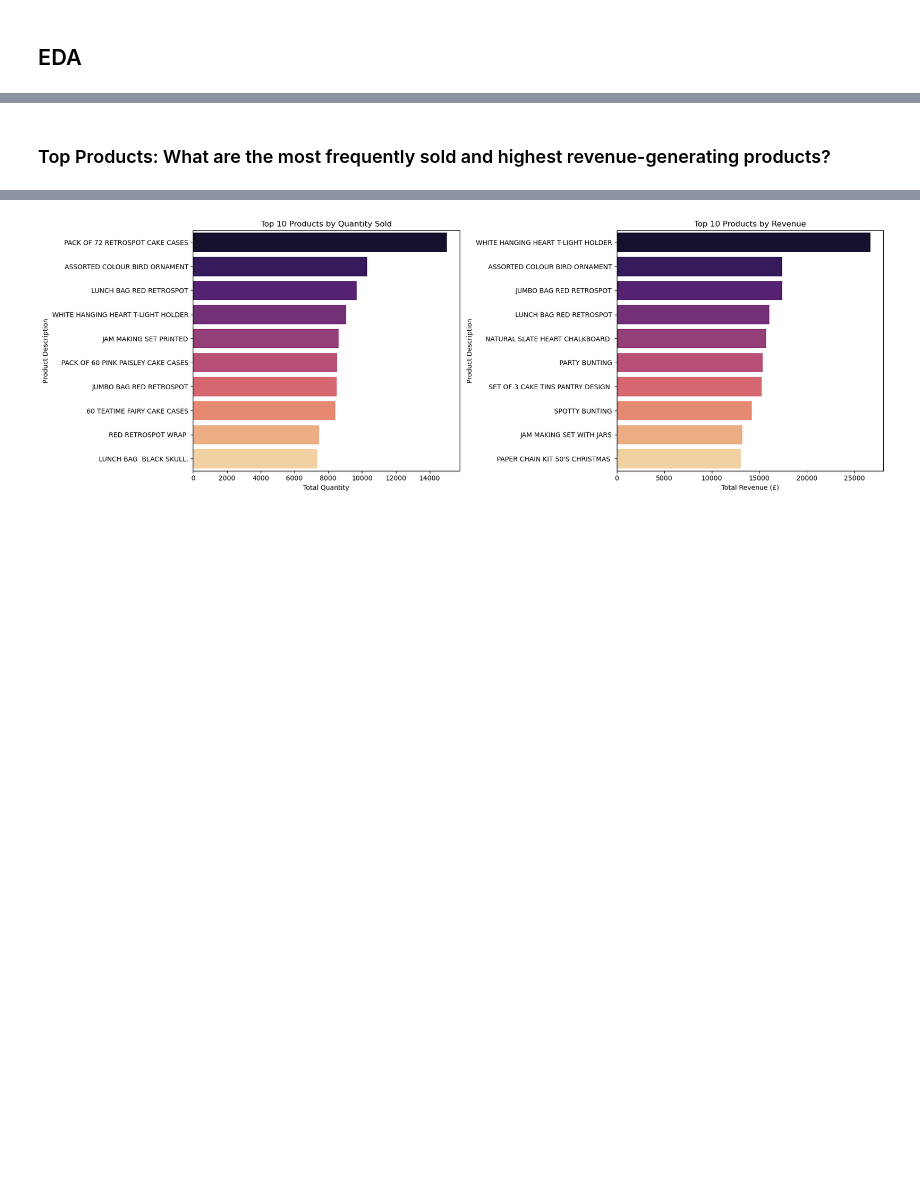
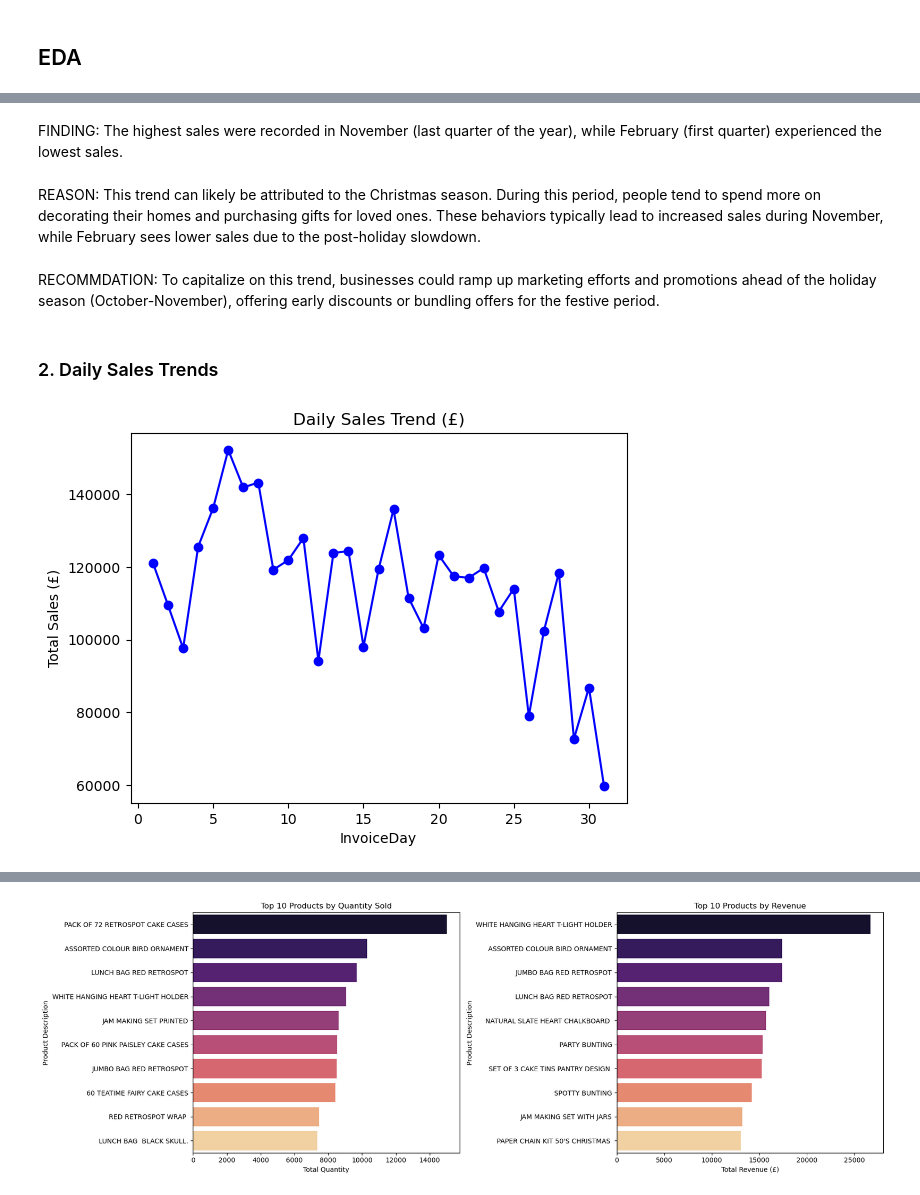
Before and after one commit to Godwin-Oti/UK-Based-Online-Retail-Analytics, a Jupyter notebook: Data_Prep_&_EDA.ipynb, the cells around one changed output, grey strips where cells are left out. Saved outputs shown, nothing was run; the diff lists cells and outputs as text; code cells hidden in the pictures; blank space fills up the shorter version.

```diff
--- a/Data_Prep_&_EDA.ipynb
+++ b/Data_Prep_&_EDA.ipynb
@@ -413,2 +383,19 @@ plt.show()
-# %% [markdown]
-### Top Products: What are the most frequently sold and highest revenue-generating products?
+# %% [markdown]
+FINDING: The highest sales were recorded in November (last quarter of the year), while February (first quarter) experienced the lowest sales.
+# %% [markdown]
+REASON: This trend can likely be attributed to the Christmas season. During this period, people tend to spend more on decorating their homes and purchasing gifts for loved ones. These behaviors typically lead to increased sales during November, while February sees lower sales due to the post-holiday slowdown.
+# %% [markdown]
+RECOMMDATION: To capitalize on this trend, businesses could ramp up marketing efforts and promotions ahead of the holiday season (October-November), offering early discounts or bundling offers for the festive period.
+# %% [markdown]
+### 2. Daily Sales Trends
+# %%
+
+# Daily sales trend
+InvoiceDaily_sales = online_retail_cleaned_no_cancellations_no_outliers.groupby('InvoiceDay')['Sales(£)'].sum()
+InvoiceDaily_sales.plot(kind='line', marker='o', color='blue')
+plt.title("Daily Sales Trend (£)")
+plt.ylabel("Total Sales (£)")
+plt.xlabel("InvoiceDay")
+plt.show()
+# %% [output]
+[figure, added]
```
Also changed, not shown: parts of 53 cells of this notebook, 2 other files.
